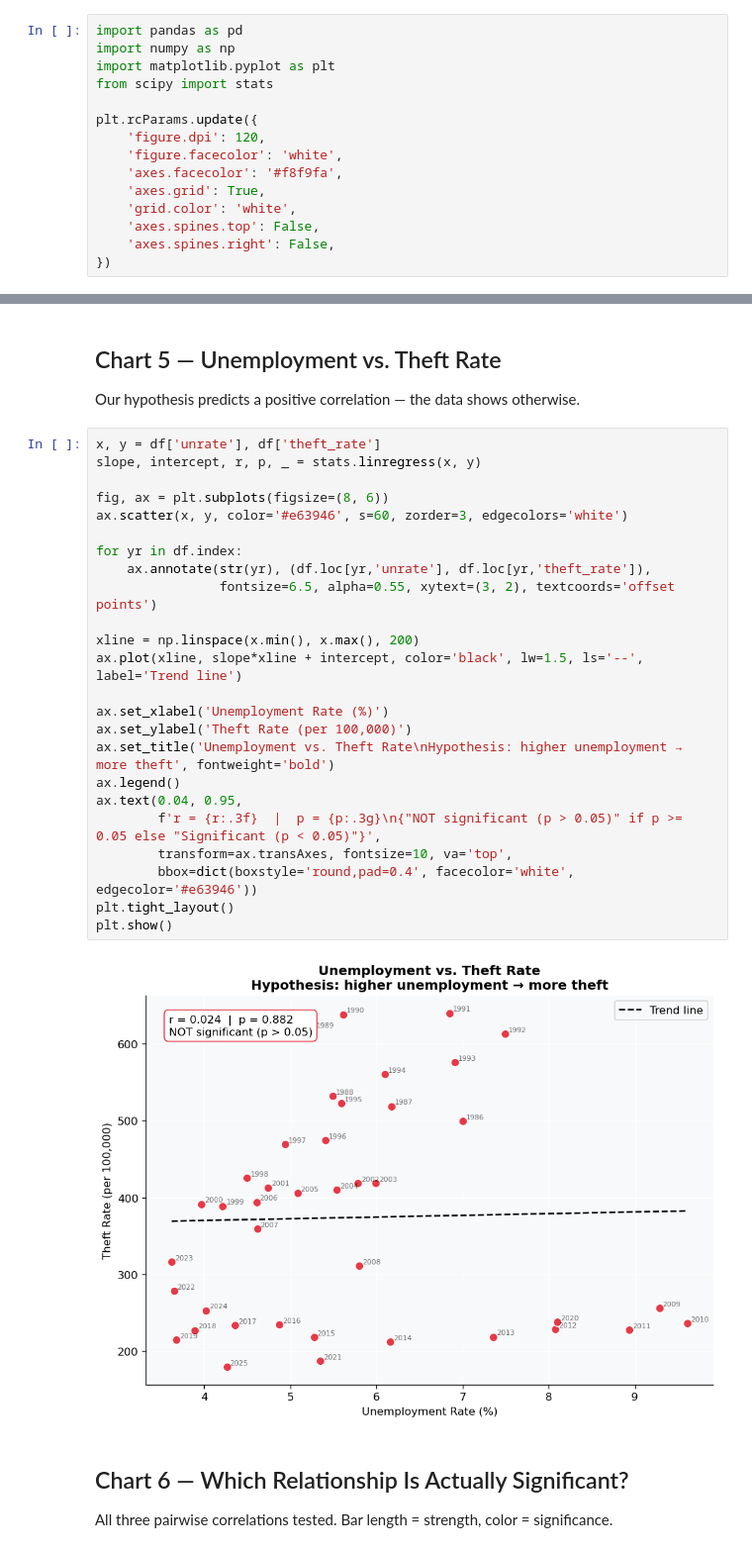
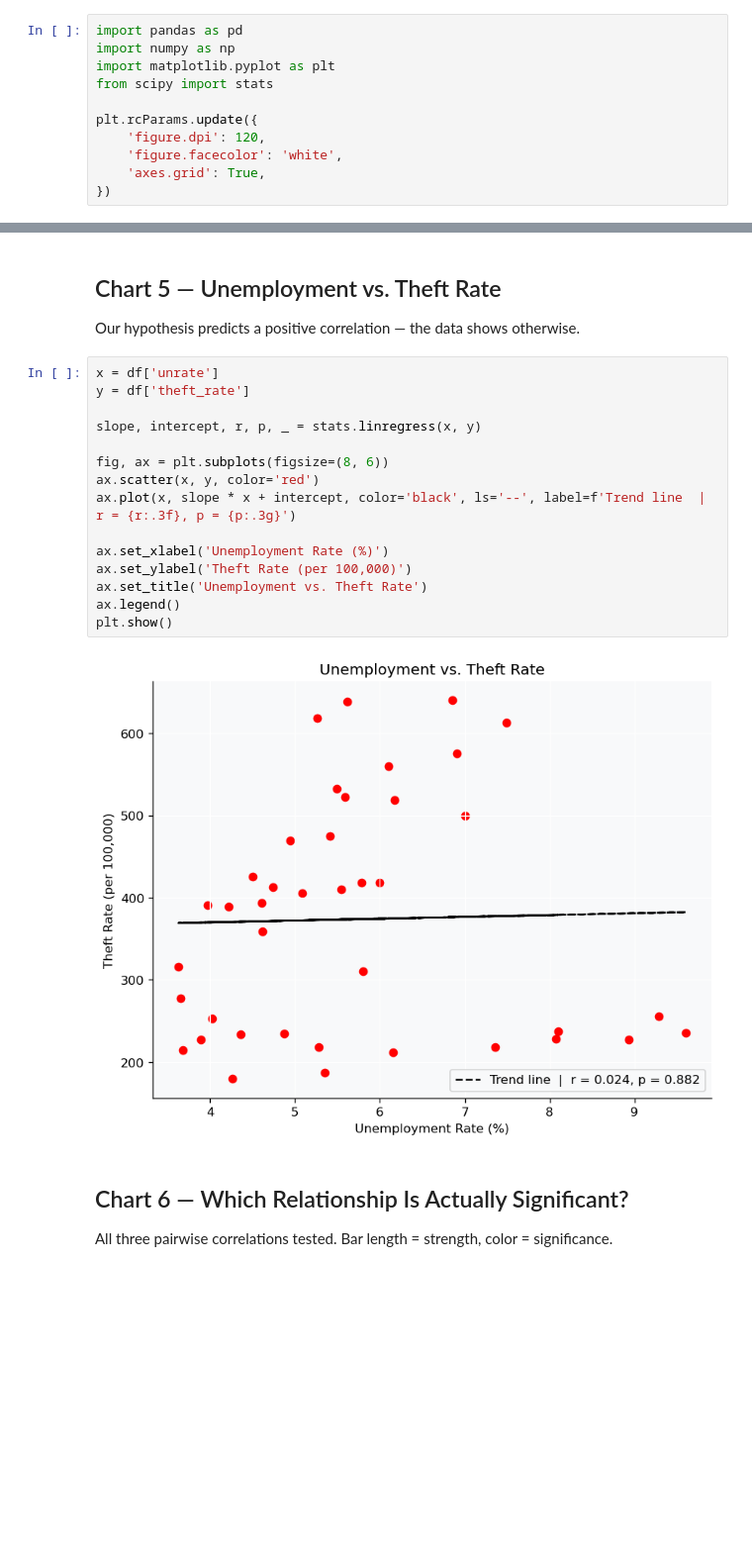
Before and after one commit to JackSmoot/DS256, a Jupyter notebook: Final/economic_crime_analysis.ipynb, the cells around one changed output, grey strips where cells are left out. Shown at 99% size. Saved outputs shown, nothing was run; the diff lists cells and outputs as text; blank space fills up the shorter version.

```diff
--- a/Final/economic_crime_analysis.ipynb
+++ b/Final/economic_crime_analysis.ipynb
@@ -11,11 +11,7 @@ from scipy import stats
 plt.rcParams.update({
     'figure.dpi': 120,
     'figure.facecolor': 'white',
-    'axes.facecolor': '#f8f9fa',
     'axes.grid': True,
-    'grid.color': 'white',
-    'axes.spines.top': False,
-    'axes.spines.right': False,
 })
 # %%
 URL_UNRATE = "https://raw.githubusercontent.com/JackSmoot/DS256/refs/heads/main/Final/UNRATE.csv"
@@ -174,31 +158,22 @@ plt.show()
 ## Chart 5 — Unemployment vs. Theft Rate
 Our hypothesis predicts a positive correlation — the data shows otherwise.
 # %%
-x, y = df['unrate'], df['theft_rate']
+x = df['unrate']
+y = df['theft_rate']
+
 slope, intercept, r, p, _ = stats.linregress(x, y)
 
 fig, ax = plt.subplots(figsize=(8, 6))
-ax.scatter(x, y, color='#e63946', s=60, zorder=3, edgecolors='white')
-
-for yr in df.index:
-    ax.annotate(str(yr), (df.loc[yr,'unrate'], df.loc[yr,'theft_rate']),
-                fontsize=6.5, alpha=0.55, xytext=(3, 2), textcoords='offset points')
-
-xline = np.linspace(x.min(), x.max(), 200)
-ax.plot(xline, slope*xline + intercept, color='black', lw=1.5, ls='--', label='Trend line')
+ax.scatter(x, y, color='red')
+ax.plot(x, slope * x + intercept, color='black', ls='--', label=f'Trend line  |  r = {r:.3f}, p = {p:.3g}')
 
 ax.set_xlabel('Unemployment Rate (%)')
 ax.set_ylabel('Theft Rate (per 100,000)')
-ax.set_title('Unemployment vs. Theft Rate\nHypothesis: higher unemployment → more theft', fontweight='bold')
+ax.set_title('Unemployment vs. Theft Rate')
 ax.legend()
-ax.text(0.04, 0.95,
-        f'r = {r:.3f}  |  p = {p:.3g}\n{"NOT significant (p > 0.05)" if p >= 0.05 else "Significant (p < 0.05)"}',
-        transform=ax.transAxes, fontsize=10, va='top',
-        bbox=dict(boxstyle='round,pad=0.4', facecolor='white', edgecolor='#e63946'))
-plt.tight_layout()
 plt.show()
 # %% [output]
-[figure, old version]
+[figure, new version]
 # %% [markdown]
 ## Chart 6 — Which Relationship Is Actually Significant?
 All three pairwise correlations tested. Bar length = strength, color = significance.
```
Also changed, not shown: parts of 8 cells of this notebook.
